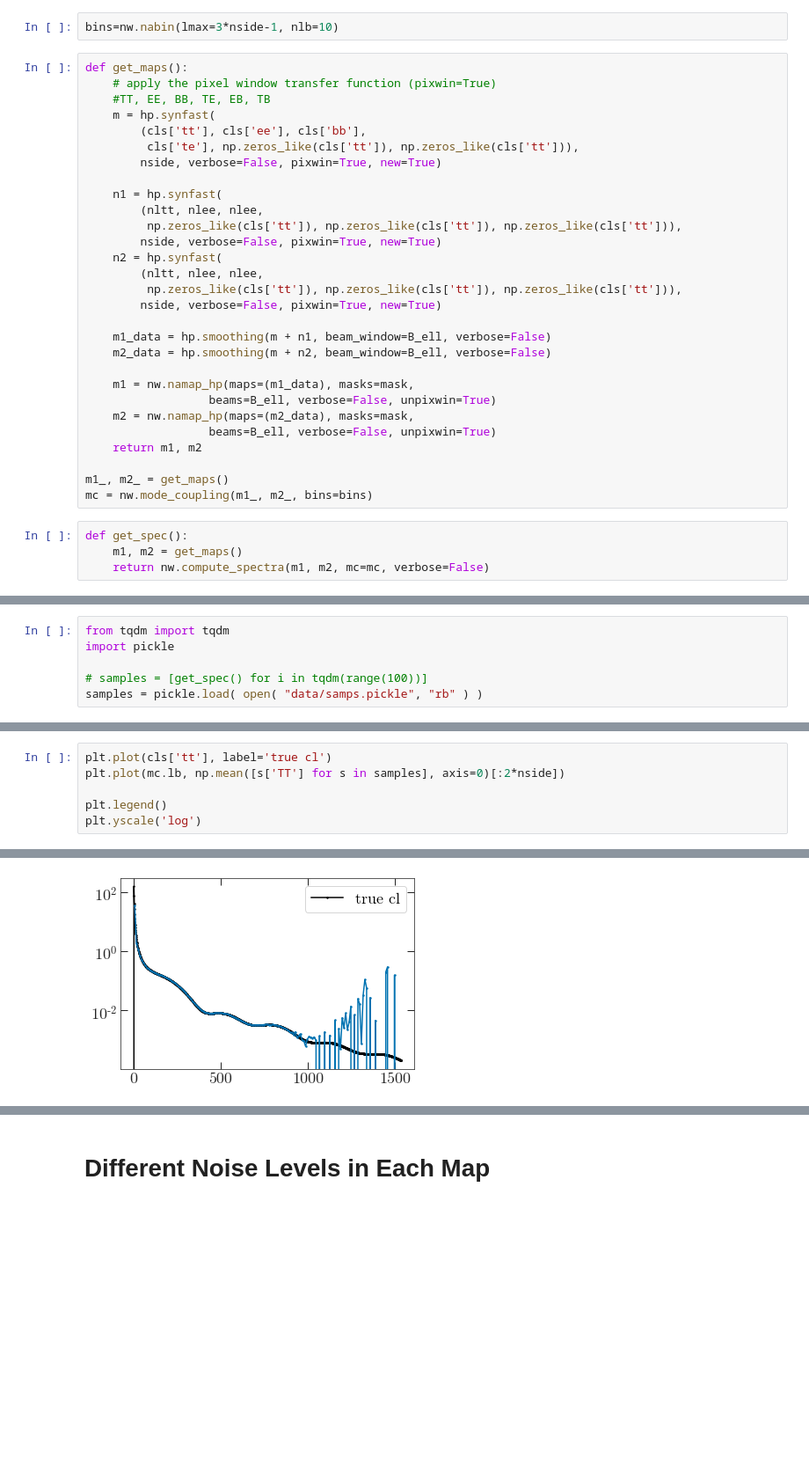
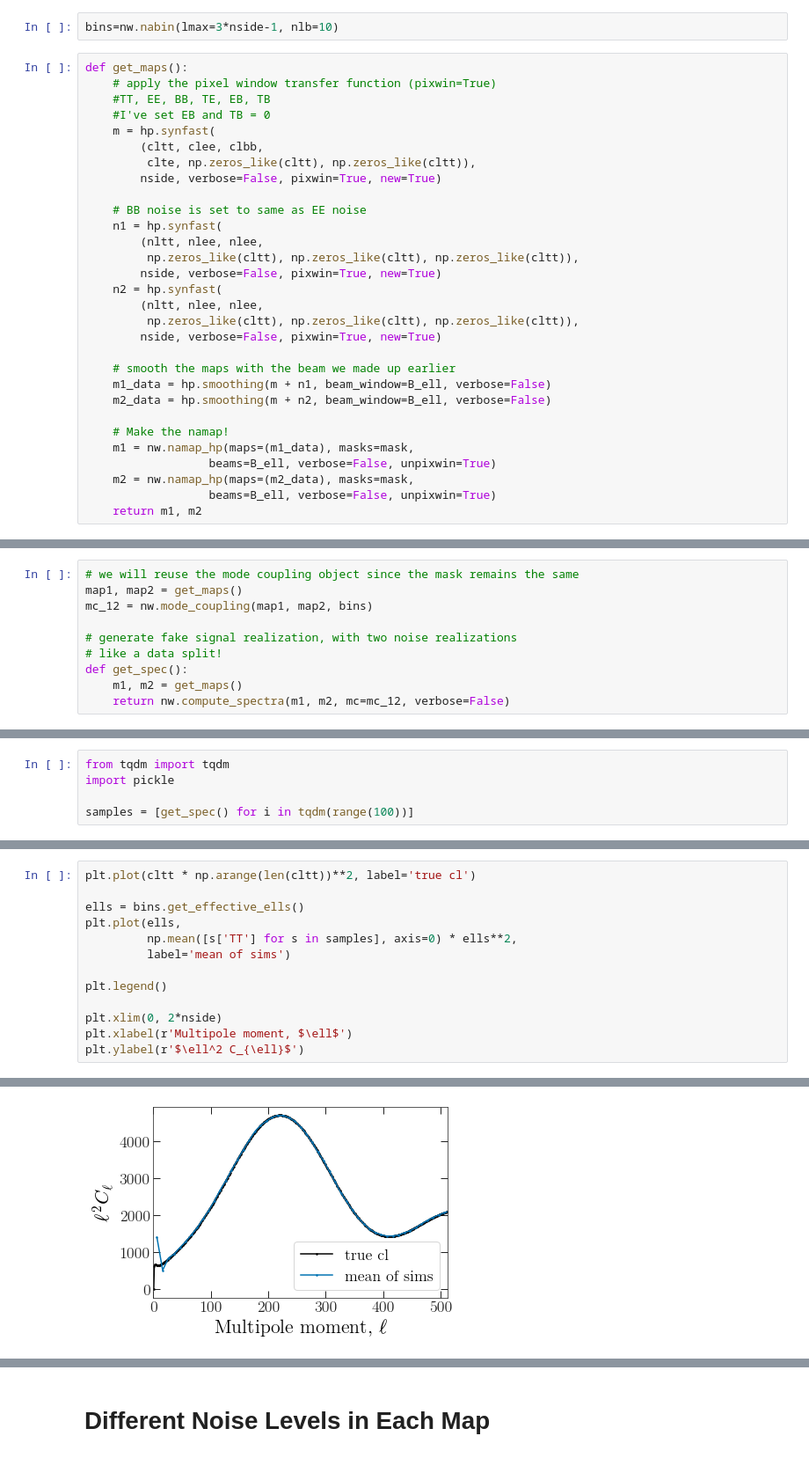
Before and after one commit to xzackli/nawrapper, a Jupyter notebook: notebooks/Covariance Simulations.ipynb, the cells around one changed output, grey strips where cells are left out. Shown at 88% size. Cells and saved outputs as stored; diff of their text form; blank space fills up the shorter version.

```diff
--- a/notebooks/Covariance Simulations.ipynb
+++ b/notebooks/Covariance Simulations.ipynb
@@ -70,32 +78,29 @@ bins=nw.nabin(lmax=3*nside-1, nlb=10)
 def get_maps():
     # apply the pixel window transfer function (pixwin=True)
     #TT, EE, BB, TE, EB, TB
+    #I've set EB and TB = 0
     m = hp.synfast(
-        (cls['tt'], cls['ee'], cls['bb'],
-         cls['te'], np.zeros_like(cls['tt']), np.zeros_like(cls['tt'])),
+        (cltt, clee, clbb,
+         clte, np.zeros_like(cltt), np.zeros_like(cltt)),
         nside, verbose=False, pixwin=True, new=True)
 
+    # BB noise is set to same as EE noise
     n1 = hp.synfast(
         (nltt, nlee, nlee,
-         np.zeros_like(cls['tt']), np.zeros_like(cls['tt']), np.zeros_like(cls['tt'])),
+         np.zeros_like(cltt), np.zeros_like(cltt), np.zeros_like(cltt)),
         nside, verbose=False, pixwin=True, new=True)
     n2 = hp.synfast(
         (nltt, nlee, nlee,
-         np.zeros_like(cls['tt']), np.zeros_like(cls['tt']), np.zeros_like(cls['tt'])),
+         np.zeros_like(cltt), np.zeros_like(cltt), np.zeros_like(cltt)),
         nside, verbose=False, pixwin=True, new=True)
 
+    # smooth the maps with the beam we made up earlier
     m1_data = hp.smoothing(m + n1, beam_window=B_ell, verbose=False)
     m2_data = hp.smoothing(m + n2, beam_window=B_ell, verbose=False)
 
+    # Make the namap!
     m1 = nw.namap_hp(maps=(m1_data), masks=mask,
                   beams=B_ell, verbose=False, unpixwin=True)
     m2 = nw.namap_hp(maps=(m2_data), masks=mask,
                   beams=B_ell, verbose=False, unpixwin=True)
     return m1, m2
-
-m1_, m2_ = get_maps()
-mc = nw.mode_coupling(m1_, m2_, bins=bins)
-# %%
-def get_spec():
-    m1, m2 = get_maps()
-    return nw.compute_spectra(m1, m2, mc=mc, verbose=False)
@@ -101,0 +138,10 @@ def get_spec():
+# %%
+# we will reuse the mode coupling object since the mask remains the same
+map1, map2 = get_maps()
+mc_12 = nw.mode_coupling(map1, map2, bins)
+
+# generate fake signal realization, with two noise realizations
+# like a data split!
+def get_spec():
+    m1, m2 = get_maps()
+    return nw.compute_spectra(m1, m2, mc=mc_12, verbose=False)
@@ -103,5 +151,4 @@ def get_spec():
 from tqdm import tqdm
 import pickle
 
-# samples = [get_spec() for i in tqdm(range(100))]
-samples = pickle.load( open( "data/samps.pickle", "rb" ) )
+samples = [get_spec() for i in tqdm(range(100))]
@@ -113,7 +158,14 @@ samples = pickle.load( open( "data/samps.pickle", "rb" ) )
 # %%
-plt.plot(cls['tt'], label='true cl')
-plt.plot(mc.lb, np.mean([s['TT'] for s in samples], axis=0)[:2*nside])
+plt.plot(cltt * np.arange(len(cltt))**2, label='true cl')
+
+ells = bins.get_effective_ells()
+plt.plot(ells,
+         np.mean([s['TT'] for s in samples], axis=0) * ells**2,
+         label='mean of sims')
 
 plt.legend()
-plt.yscale('log')
+
+plt.xlim(0, 2*nside)
+plt.xlabel(r'Multipole moment, $\ell$')
+plt.ylabel(r'$\ell^2 C_{\ell}$')
 # %% [output]
@@ -120 +173 @@ plt.yscale('log')
-[figure, old version]
+[figure, new version]
```
Also changed, not shown: parts of 40 cells of this notebook, 2 other files.
